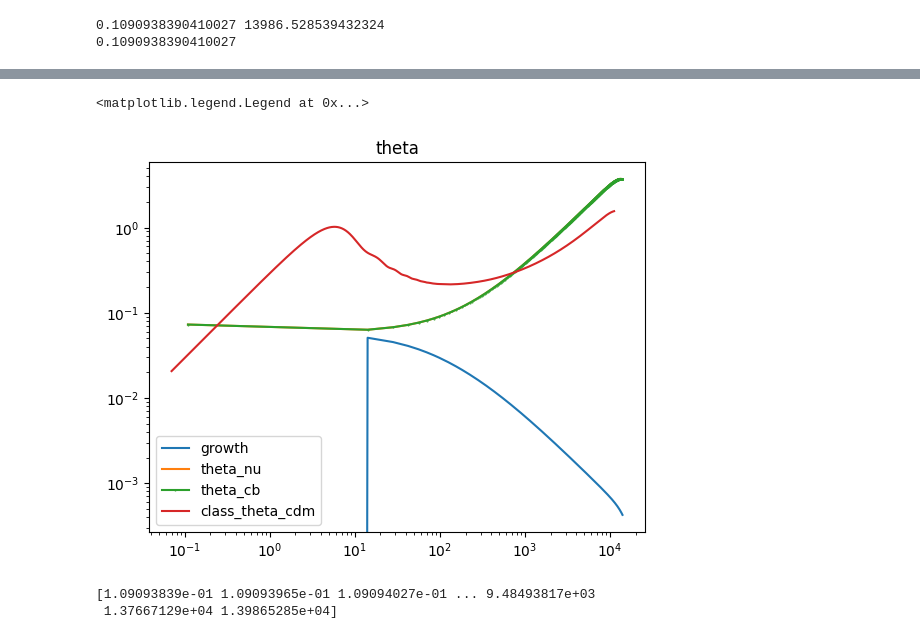
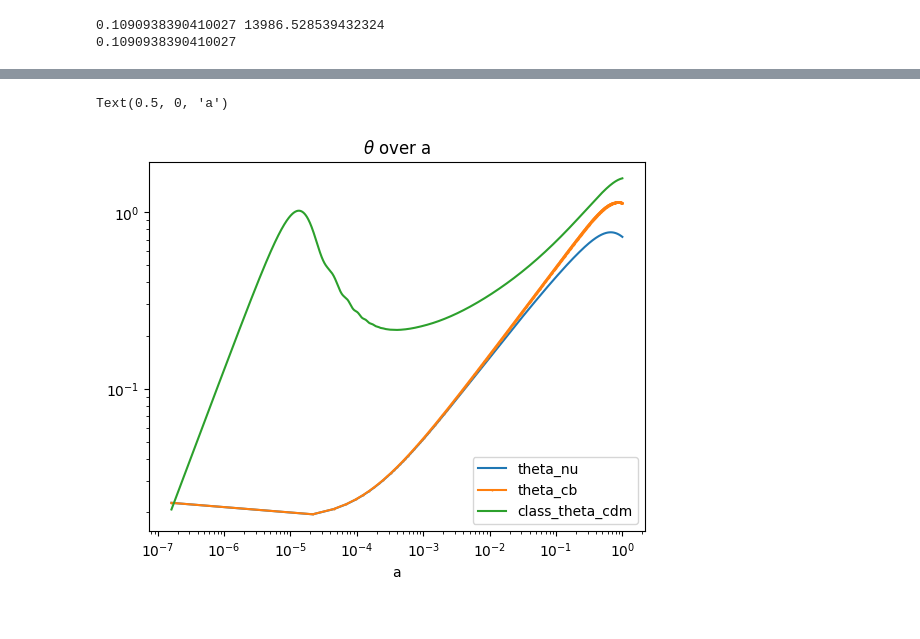
Before and after one commit to eriksteenberg/Grim-kode, a Jupyter notebook: Class shenanigens.ipynb, the cells around one changed output, grey strips where cells are left out. Cells and saved outputs as stored; diff of their text form; code cells hidden in the pictures.

```diff
--- a/Class shenanigens.ipynb
+++ b/Class shenanigens.ipynb
@@ -93,7 +93,11 @@ print(tau0)
 0.1090938390410027 13986.528539432324
 0.1090938390410027
 # %%
+C = 0.31
+k = 1
+cs = 0.01
 R_nu = 0
+
 psi = 20 * C / (15 + 4 * R_nu)
 theta_nu_0 =  0.5 * (k*k*tau[0]) * psi
 theta_cb_0 = theta_nu_0
@@ -120,9 +124,9 @@ def f1(t,y):
 
     #nabla2phi =(3/2) * (H(a) ** 2)  * Omega_M_reel *( a **2)  *  (delta)
 
-    nabla2phi = ( 3 / 2 ) * H0 * H0 * Omega_M * D / a
+    nabla2phi = ( 3 / 2 ) * H0 * H0 * Omega_M * (delta_cb+delta_nu) / (a)
 
-    D2_dt2 = - a * H(a) * D_dt +  (3 / 2) * H0 * H0 * Omega_M * D / a
+    D2_dt2 = - a * H(a) * D_dt +  (3 / 2) * H0 * H0 * Omega_M * D / (a)
 
     delta_cb_dt = - theta_cb
 
@@ -130,7 +134,7 @@ def f1(t,y):
 
     delta_nu_dt = - theta_nu
 
-    theta_nu_dt = -  a * H(a) * theta_nu - nabla2phi #- k*k * (cs*cs ) * delta_nu
+    theta_nu_dt = -  a * H(a) * theta_nu - nabla2phi - k*k * (cs*cs ) * delta_nu
 
     return [a_dt,D_dt,D2_dt2,delta_cb_dt,theta_cb_dt,delta_nu_dt,theta_nu_dt]
 
@@ -142,7 +146,7 @@ tau_span = np.array([t_start,t_end])
 D0 = delta_cb_0
 D1 = 0
 y0 = [a0,D0,D1,delta_cb_0,theta_cb_0,delta_nu_0,theta_nu_0]
-print(y0)
+#print(y0)
 tau_eval = np.linspace(t_start,t_end,1000)
 sol = sc.solve_ivp(f1,t_span=tau_span,y0 = y0,t_eval=tau_eval)
 tau = sol.t
@@ -156,4 +160,6 @@ theta_cdm = sol.y[4]
 theta_nu = sol.y[6]
 delta_cb = delta_cdm
 theta_cb = theta_cdm
+print(pts0['delta_' + "cdm"][-10:])
+print(delta_cb[-10:])
 # %% [output]
@@ -184,57 +202,13 @@ plt.legend()
 # %%
-plt.title("theta")
-plt.loglog(tau,theta,label="growth")
+plt.title(r"$\theta$ over a")
 
-plt.loglog(tau,theta_nu,label="theta_nu",markersize=12)
-plt.loglog(tau,theta_cb,label="theta_cb",marker=".",markersize =.9051)
+
+plt.loglog(a,theta_nu,label="theta_nu",markersize=12)
+plt.loglog(a,theta_cb,label="theta_cb",marker=".",markersize =.9051)
 #plt.plot()
-plt.loglog(pts0['tau [Mpc]'],pts0['theta_' + "cdm"],label="class_theta_cdm")
+plt.loglog(pts0['a'],pts0['theta_' + "cdm"],label="class_theta_cdm")
 plt.legend()
+plt.xlabel("a")
 # %% [output]
-<matplotlib.legend.Legend at 0x...>
+Text(0.5, 0, 'a')
-[figure, old version]
+[figure, new version]
-# %%
-R_nu = 0
-psi = 20 * C / (15 + 4 * R_nu)
-theta_nu_0 =  0.5 * (k*k*tau[0]) * psi
-theta_cb_0 = theta_nu_0
-delta_gamma = -2 * psi
-delta_nu_0 = delta_gamma
-delta_cb_0 = 4/3 * delta_gamma
-phi = psi * (1 + R_nu)
-#,delta_nu_0,theta_nu_0])
-
-def f(t,y):
-    a = y[0]
-    # kun cdm
-    # her er t = tau
-    D = y[1]
-    D_dt = y[2]
-    a_dt = a * a * H(a)
-
-    Omega_M_reel = Omega_M / ( ((a**3) * Omega_lambda) + Omega_M + (Omega_R / a))
-
-    nabla2phi =(3/2) * (H(a) ** 2)  * Omega_M_reel *( a **2)  *  (delta)
-
-    D2_dt2 = -  H(a) * D_dt + (3/2) * (H(a) ** 2)  * Omega_M_reel *( a **2)
-
-    return [a_dt,D_dt,D2_dt2]
-
-
-t_start = tau[0]
-t_end = tau[-1]
-tau_span = np.array([t_start,t_end])
-
-D0 = delta_cb_0
-D1 = 0
-y0 = [a0,D0,D1]
-
-sol = sc.solve_ivp(f,t_span=tau_span,y0 = y0)
-
-print(sol.t)
-a = sol.y[0]
-D = sol.y[1]
-D_dt = sol.y[2]
-# %% [output]
-[1.09093839e-01 1.09093965e-01 1.09094027e-01 ... 9.48493817e+03
- 1.37667129e+04 1.39865285e+04]
```
Also changed, not shown: parts of 17 cells of this notebook.
